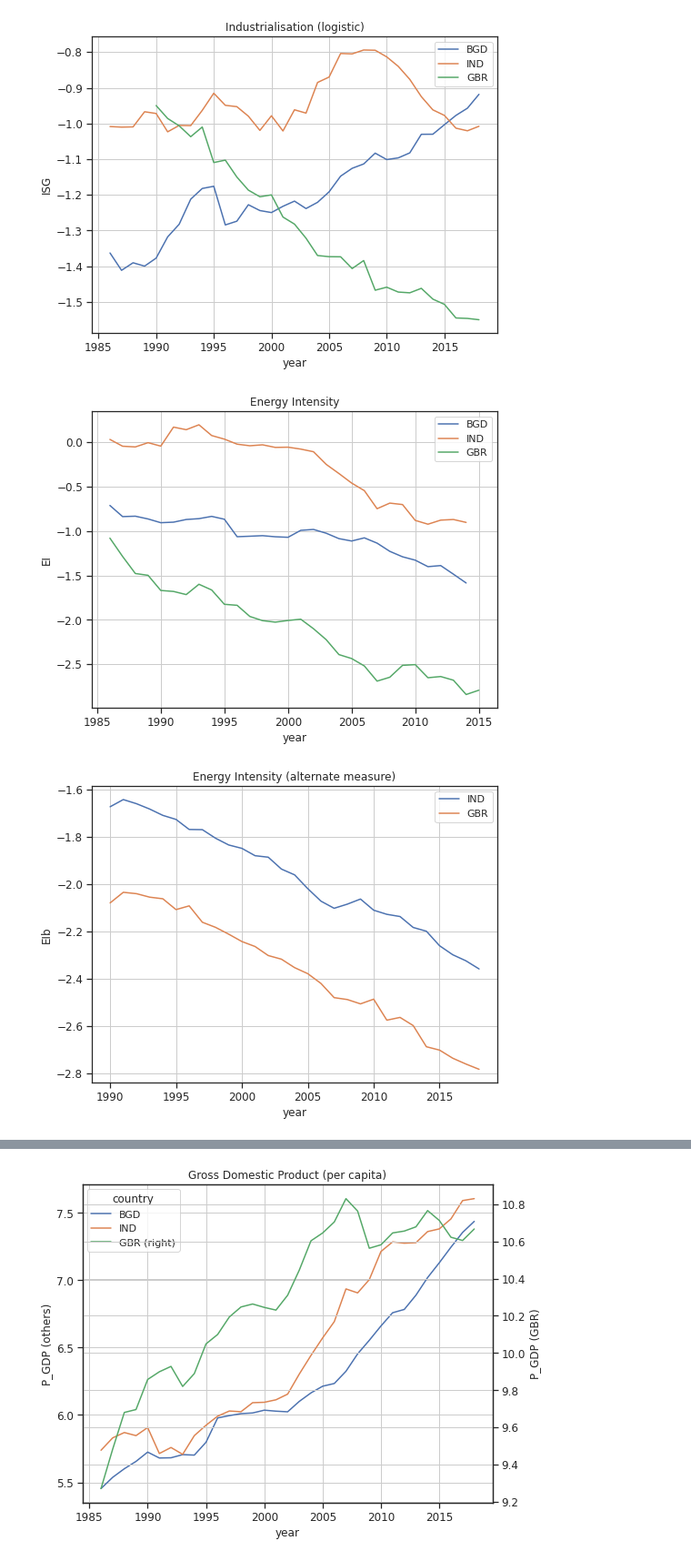
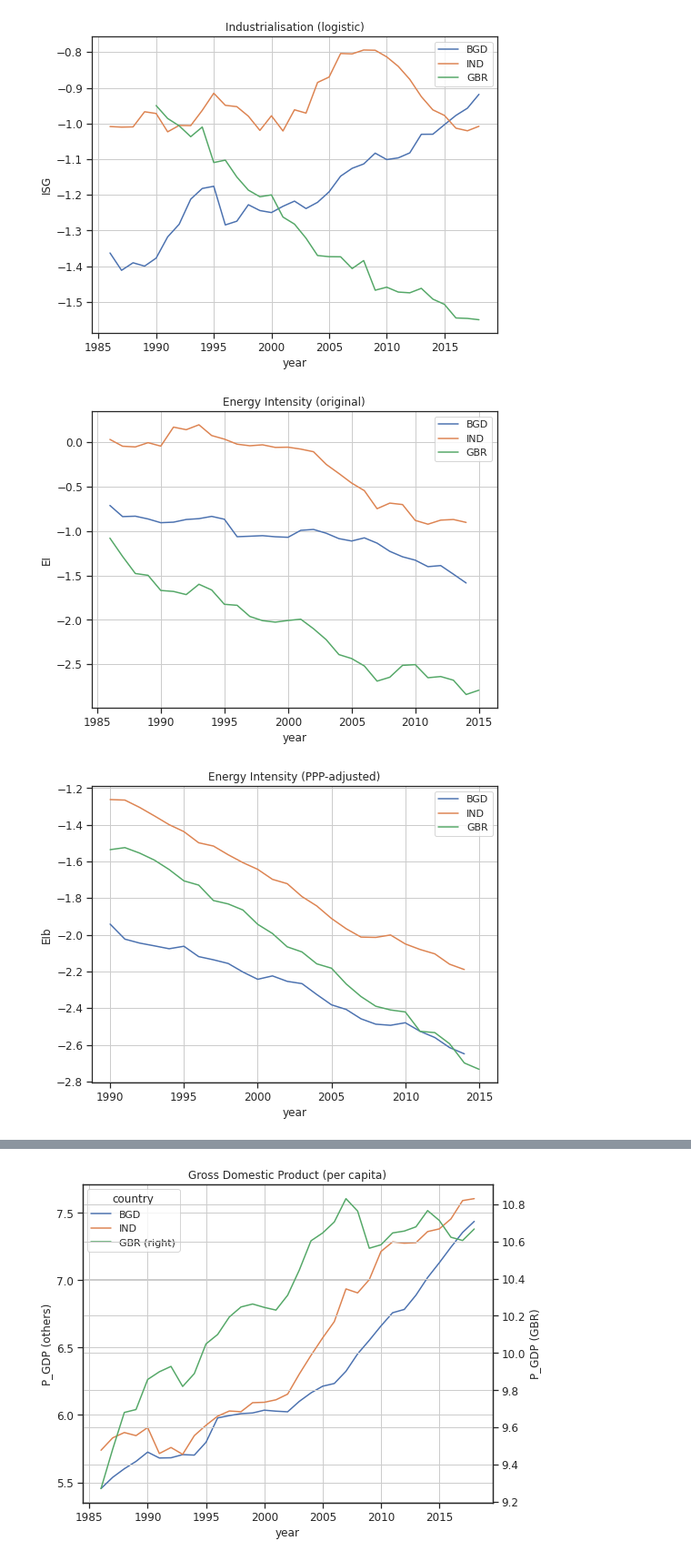
Before and after one commit to drakesiard/em-2020, a Jupyter notebook: analysis/3_data_analysis.ipynb, the cells around one changed output, grey strips where cells are left out. Shown at 91% size. Drawn from its saved outputs; the diff is of its cells as text; code cells hidden in the pictures.

Commit message:
Add PPP-adjusted WB EI measure, relabel everything

```diff
--- a/analysis/3_data_analysis.ipynb
+++ b/analysis/3_data_analysis.ipynb
@@ -44,9 +44,9 @@ def save_fig(file, **kwargs):
 def load_data(country, version='current'):
     data_file = os.path.join(data_dir, 'WB_{}_{}.csv'.format(country, version))
     data_raw = pd.read_csv(data_file, index_col='year')
-    cols = ['ISG', 'TO', 'TI', 'P_GDP', 'P_GDPb', 'EI']
-    if 'EIb' in data_raw:
-        cols.append('EIb')
+    cols = ['ISG', 'TO', 'TI', 'P_GDP', 'P_GDPb', 'EI', 'EIb']
+    if 'EIc' in data_raw:
+        cols.append('EIc')
 
     return data_raw[cols]
 
@@ -91,5 +93,6 @@ cmp_data.groupby(level='country').describe().T.xs('mean', level=1)
 # %%
-cmp_data[['EI', 'EIb', 'P_GDP', 'TI']] = np.log(cmp_data[['EI', 'EIb', 'P_GDP', 'TI']])
+log_cols = ['EI', 'EIb', 'EIc', 'P_GDP', 'P_GDPb', 'TI']
+cmp_data[log_cols] = np.log(cmp_data[log_cols])
 # %% [output]
 A value is trying to be set on a copy of a slice from a DataFrame.
 Try using .loc[row_indexer,col_indexer] = value instead
@@ -117,18 +120,18 @@ plt.legend(loc='best')
 # %%
 f, ax = plt.subplots(figsize=(8, 6))
 cmp_data['EI'].unstack(level=0).plot(ax=ax)
-plt.title('Energy Intensity')
+plt.title('Energy Intensity (original)')
 plt.ylabel('EI')
 plt.legend(loc='best')
 save_fig('EI_timeseries.pdf')
 # %% [output]
-[figure, old version]
+[figure, new version]
 # %%
 f, ax = plt.subplots(figsize=(8, 6))
-cmp_data['EIb'].unstack(level=0)[['IND', 'GBR']].plot(ax=ax)
-plt.title('Energy Intensity (alternate measure)')
+cmp_data['EIb'].unstack(level=0).plot(ax=ax)
+plt.title('Energy Intensity (PPP-adjusted)')
 plt.ylabel('EIb')
 plt.legend(loc='best')
 save_fig('EIb_timeseries.pdf')
 # %% [output]
-[figure, old version]
+[figure, new version]
```
Also changed, not shown: parts of 10 cells of this notebook, 21 other files.
